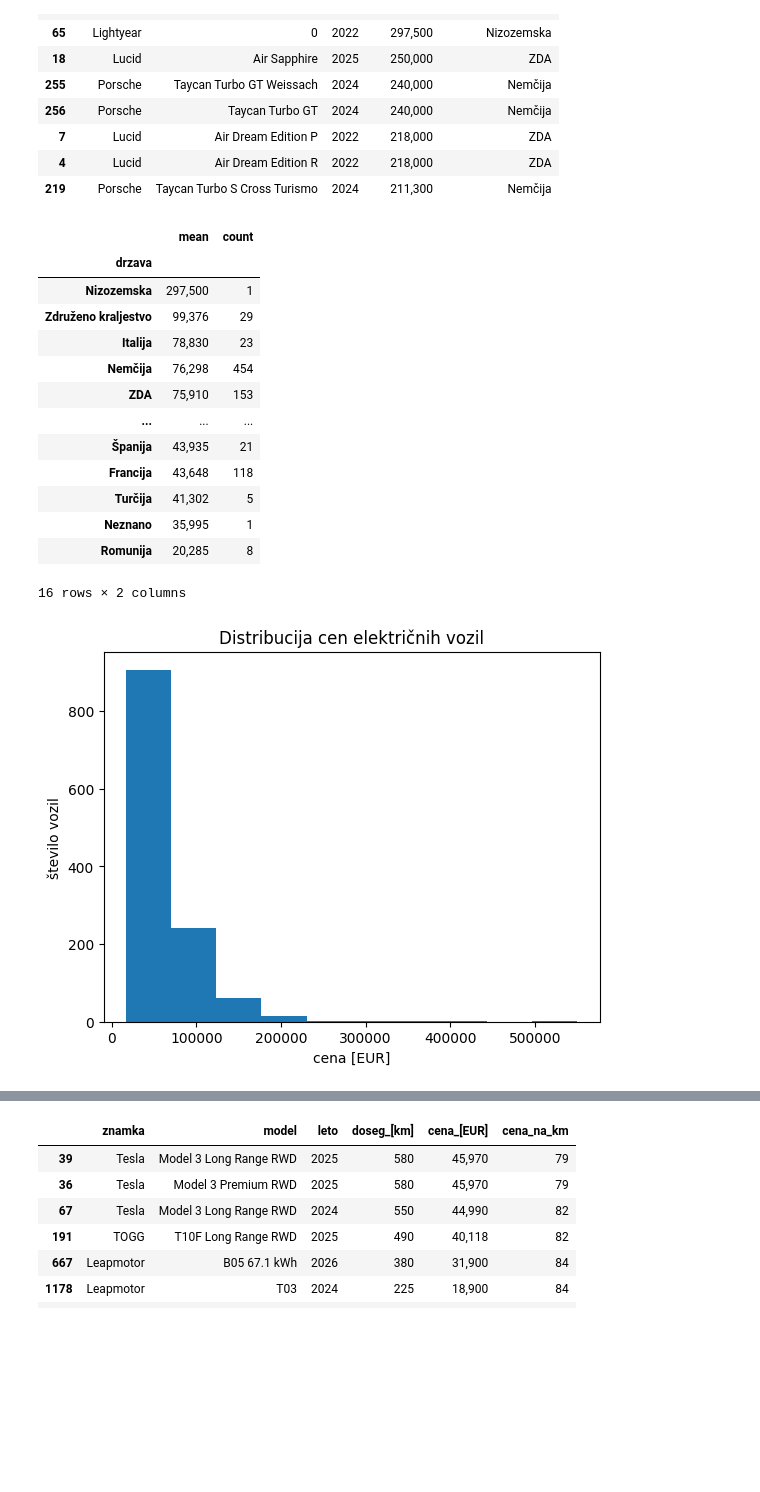
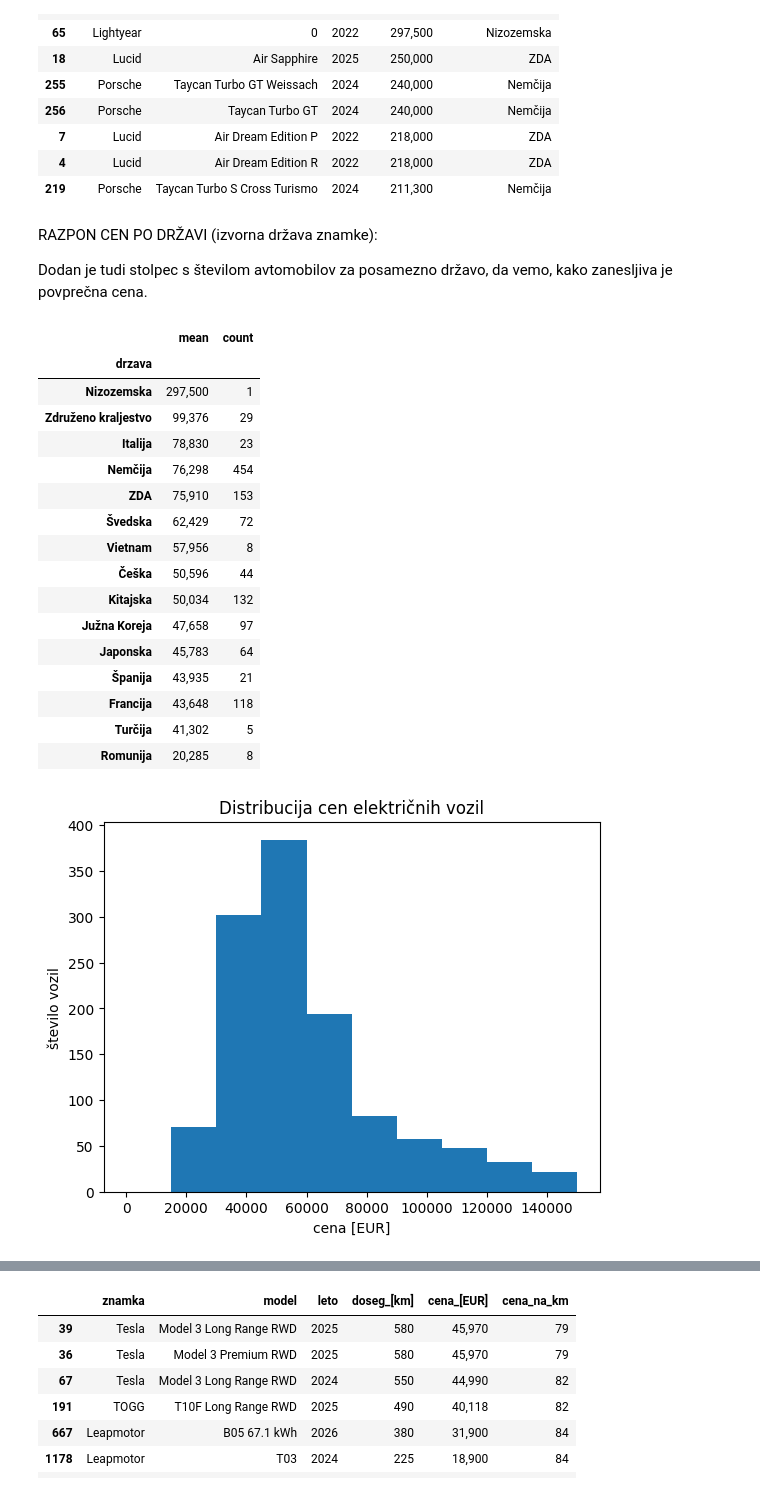
Before and after one commit to tincvek/elektricni-avtomobili-Tjasa, a Jupyter notebook: analiza.ipynb, the cells around one changed output, grey strips where cells are left out. Saved outputs shown, nothing was run; the diff lists cells and outputs as text; code cells hidden in the pictures; blank space fills up the shorter version.

```diff
--- a/analiza.ipynb
+++ b/analiza.ipynb
@@ -2,9 +6,9 @@
 import pandas as pd
 
 
-pd.set_option("display.max_rows", 15)
+pd.set_option("display.max_rows", 20)
 pd.options.display.float_format = '{:,.0f}'.format
 
 %matplotlib inline
 
-AVTOMOBILI = pd.read_csv("podatki/avtomobili_csv")
+AVTOMOBILI = pd.read_csv("podatki/avtomobili.csv")
@@ -96,6 +94,10 @@ top10_najdrazja
 | 7 | Lucid | Air Dream Edition P | 2022 | 218,000 | ZDA |
 | 4 | Lucid | Air Dream Edition R | 2022 | 218,000 | ZDA |
 | 219 | Porsche | Taycan Turbo S Cross Turismo | 2024 | 211,300 | Nemčija |
+# %% [markdown]
+RAZPON CEN PO DRŽAVI (izvorna država znamke):
+
+Dodan je tudi stolpec s številom avtomobilov za posamezno državo, da vemo, kako zanesljiva je povprečna cena.
 # %%
 povprecne_cene_po_drzavi = AVTOMOBILI.groupby("drzava")["cena_[EUR]"].agg(["mean", "count"]).round(2)
 povprecne_cene_po_drzavi = povprecne_cene_po_drzavi.sort_values("mean", ascending= False)
@@ -108,20 +110,23 @@ povprecne_cene_po_drzavi
 | Italija | 78,830 | 23 |
 | Nemčija | 76,298 | 454 |
 | ZDA | 75,910 | 153 |
-| ... | ... | ... |
+| Švedska | 62,429 | 72 |
+| Vietnam | 57,956 | 8 |
+| Češka | 50,596 | 44 |
+| Kitajska | 50,034 | 132 |
+| Južna Koreja | 47,658 | 97 |
+| Japonska | 45,783 | 64 |
 | Španija | 43,935 | 21 |
 | Francija | 43,648 | 118 |
 | Turčija | 41,302 | 5 |
-| Neznano | 35,995 | 1 |
 | Romunija | 20,285 | 8 |
-16 rows × 2 columns
 # %%
 
 
-cene = AVTOMOBILI["cena_[EUR]"].dropna().plot.hist()
+cene = AVTOMOBILI["cena_[EUR]"].dropna().plot.hist(range=(0, 150000))
 
 cene.set_xlabel("cena [EUR]")
 cene.set_ylabel("število vozil")
 cene.set_title("Distribucija cen električnih vozil");
 # %% [output]
-[figure, old version]
+[figure, new version]
```
Also changed, not shown: parts of 20 cells of this notebook, 6 other files.
